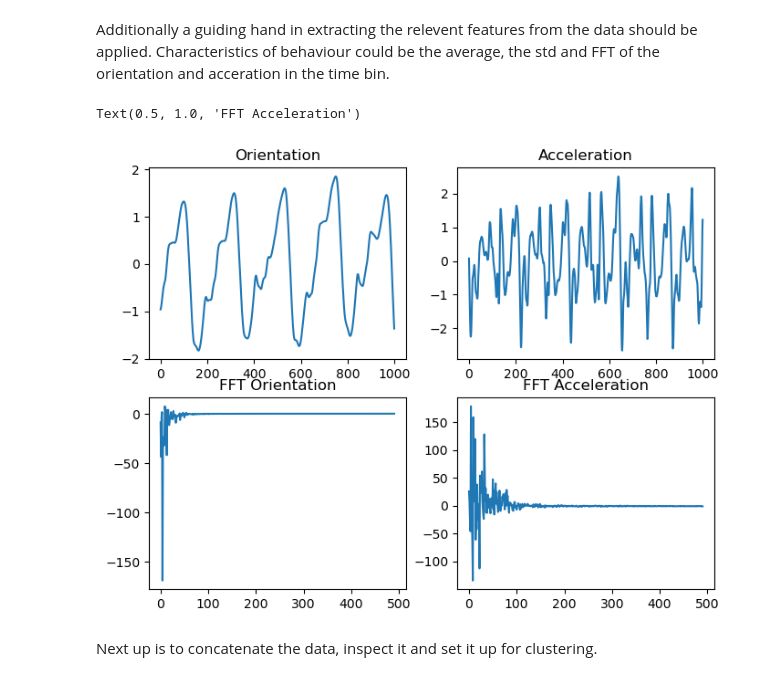
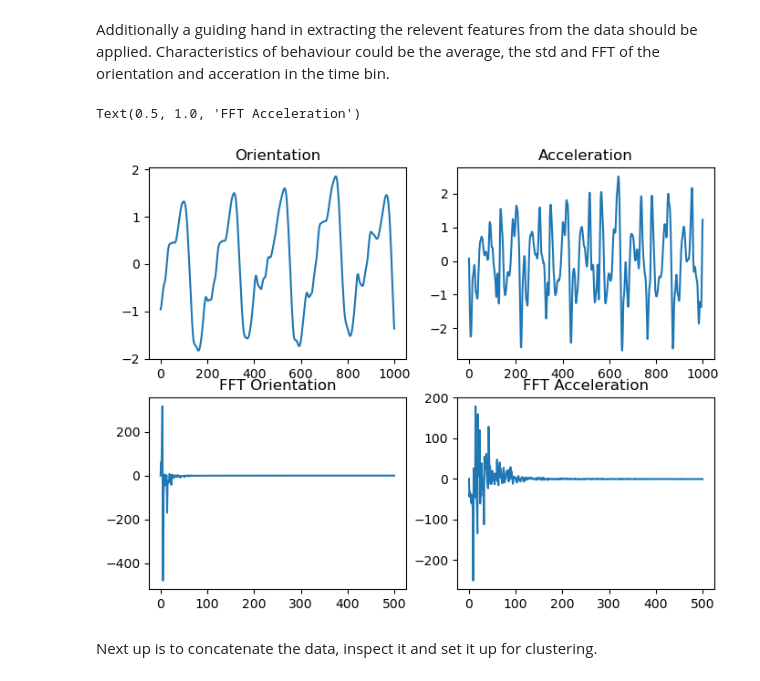
Before and after one commit to tonton-golio/inertial_navigation_transformer, a Jupyter notebook: playground_notebooks/clustering_unsupervised.ipynb, the cells around one changed output. Saved outputs shown, nothing was run; the diff lists cells and outputs as text; code cells hidden in the pictures.

```diff
--- a/playground_notebooks/clustering_unsupervised.ipynb
+++ b/playground_notebooks/clustering_unsupervised.ipynb
@@ -53,8 +54,8 @@ else:
     dt = np.mean(diffs)
     q_0 = ekf_ori[0,:]
 
-selected_features = np.concatenate([ekf_ori.T, acc.T, gyro.T, linacc.T, game_rv.T, rv.T, mag.T]).T #For now I only work with orientation and acceleration
-
+selected_features = np.concatenate([ekf_ori.T, acc.T]).T #For now I only work with orientation and acceleration
+#, gyro.T, linacc.T, game_rv.T, rv.T, mag.T
 #Preparing the data
 data_unprocessed = np.zeros((selected_features.shape[1], num_bins, time_bin_size))
 
@@ -74,18 +83,18 @@ data_fft = rfft(data_signal, axis=2)
 # %%
 #Plotting the signal and FFT for the a specific time bin
 time_bin_number = 15
 fig1, axs = plt.subplots(2, 2, figsize=(8,6))
 axs[0, 0].plot(data_signal[0,time_bin_number,:])
 axs[0, 0].set_title('Orientation')
 axs[0, 1].plot(data_signal[4,time_bin_number,:])
 axs[0, 1].set_title('Acceleration')
-axs[1, 0].plot(data_fft[0,time_bin_number,10:])
+axs[1, 0].plot(data_fft[0,time_bin_number,:])
 axs[1, 0].set_title('FFT Orientation')
-axs[1, 1].plot(data_fft[4,time_bin_number,10:])
+axs[1, 1].plot(data_fft[4,time_bin_number,:])
 axs[1, 1].set_title('FFT Acceleration')
 # %% [output]
 Text(0.5, 1.0, 'FFT Acceleration')
-[figure, old version]
+[figure, new version]
 # %% [markdown]
 Next up is to concatenate the data, inspect it and set it up for clustering.
 # %%
```
Also changed, not shown: parts of 5 cells of this notebook.
